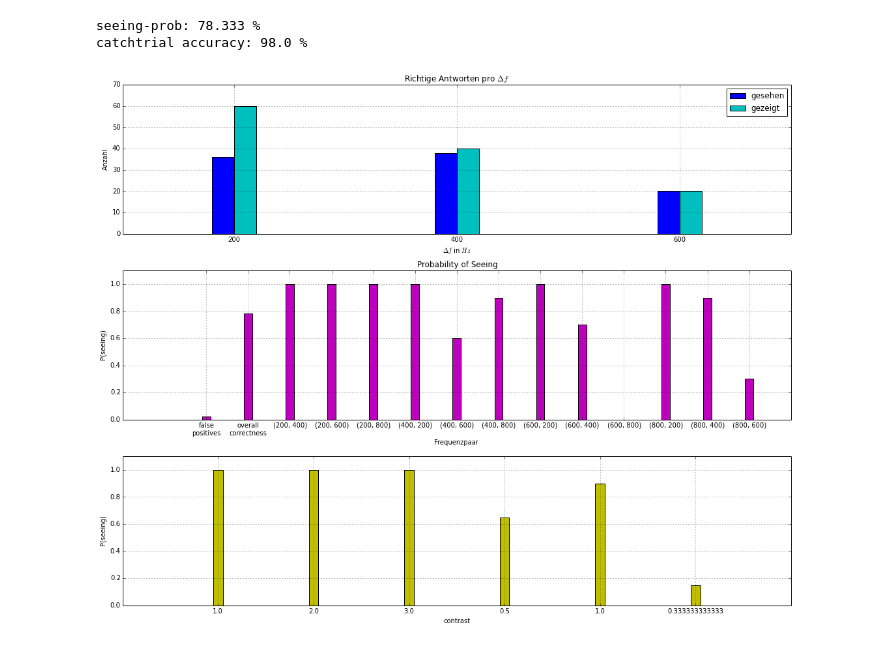
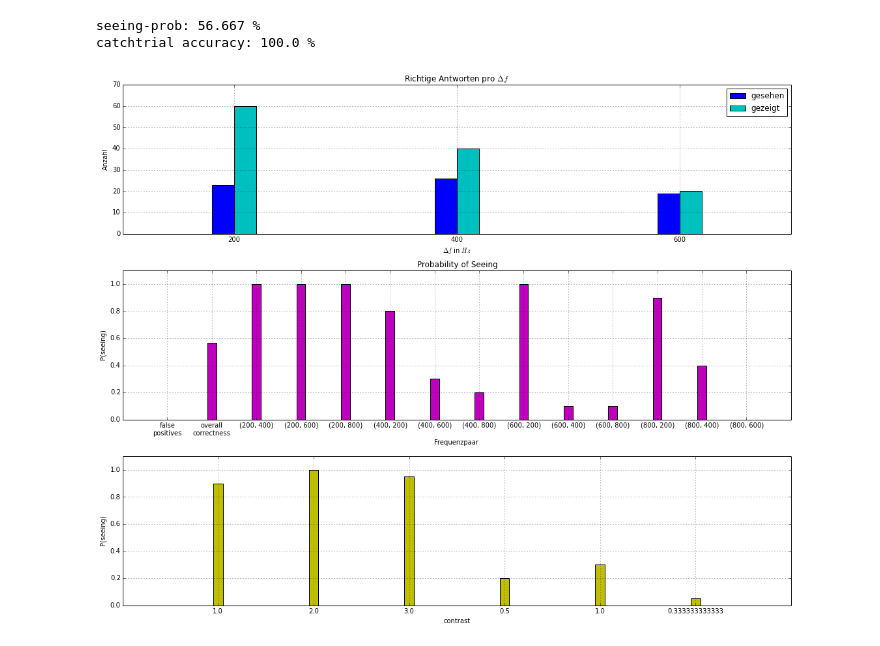
Before and after one commit to wachtlerlab/RWeiss, a Jupyter notebook: Auswertung_subplots.ipynb, the cells around one changed output. Cells and saved outputs as stored; diff of their text form; code cells hidden in the pictures.

```diff
--- a/Auswertung_subplots.ipynb
+++ b/Auswertung_subplots.ipynb
@@ -5,7 +5,7 @@ from operator import add
 
 #Dateiliste erstellen
 files = []
-for filename in glob.glob('/home/weiss/data/J*.csv'):
+for filename in glob.glob('/home/weiss/data/T*.csv'):
     files.append(filename)
 
 #read files
@@ -64,8 +64,8 @@ print 'catchtrial accuracy:', round(100.*catchseen/catchtrials), '%'
 
 f, p = plt.subplots(3, figsize=(15,12))
 
-p[0].bar(range(len(d_delta)), [d_delta[key][0] for key in sorted(d_delta)], align='edge', width=0.1, color='c')
-p[0].bar(range(len(d_delta)), [d_delta[key][1] for key in sorted(d_delta)], align='edge', width=-0.1, color='b')
+p1 = p[0].bar(range(len(d_delta)), [d_delta[key][0] for key in sorted(d_delta)], align='edge', width=0.1, color='c')
+p2 = p[0].bar(range(len(d_delta)), [d_delta[key][1] for key in sorted(d_delta)], align='edge', width=-0.1, color='b')
 
 p[0].set_xticks(range(len(d_delta)))
 p[0].set_xticklabels(sorted(d_delta))
@@ -75,33 +75,34 @@ p[0].set_title('Richtige Antworten pro $\Delta f$')
 p[0].legend((p2, p1), ('gesehen', 'gezeigt'))
 p[0].grid()
 p[0].set_ylim(0,70)
 
 p[1].bar(range(len(d_all)), [float(d_all[key][1])/d_all[key][0] for key in sorted(d_all)], align='center', width=.2, color='m')
 p[1].set_xticks(range(len(d_all)))
 p[1].set_xticklabels(sorted(d_all))
 p[1].set_ylim(0, 1.1)
+p[1].set_xlim(-1, 14)
 p[1].grid()
 p[1].set_title('Probability of Seeing')
 p[1].set_xlabel('Frequenzpaar')
 p[1].set_ylabel('P(seeing)')
 
 
 contrastsum = []
 for key in sorted(d_freqs):
     if key[0]<key[1]:
         contrastsum.append(map(add, d_freqs[key], d_freqs[tuple(reversed(key))]))
 
 contrasts = [float(fr[1])/fr[0]-1 for fr in sorted(d_freqs) if fr[0]<fr[1]]
 p[2].bar(range(len(contrasts)), [(float(item[1])/item[0]) for item in contrastsum], align='center', width=.1, color='y')
 p[2].set_xticks(range(len(contrasts)))
 p[2].set_xticklabels(contrasts)
 p[2].grid()
 p[2].set_ylim(0, 1.1)
 p[2].set_xlabel('contrast')
 p[2].set_ylabel('P(seeing)')
 
 f.tight_layout()
 # %% [output]
-seeing-prob: 78.333 %
-catchtrial accuracy: 98.0 %
+seeing-prob: 56.667 %
+catchtrial accuracy: 100.0 %
-[figure, old version]
+[figure, new version]
```
Also changed, not shown: 2 other files.
